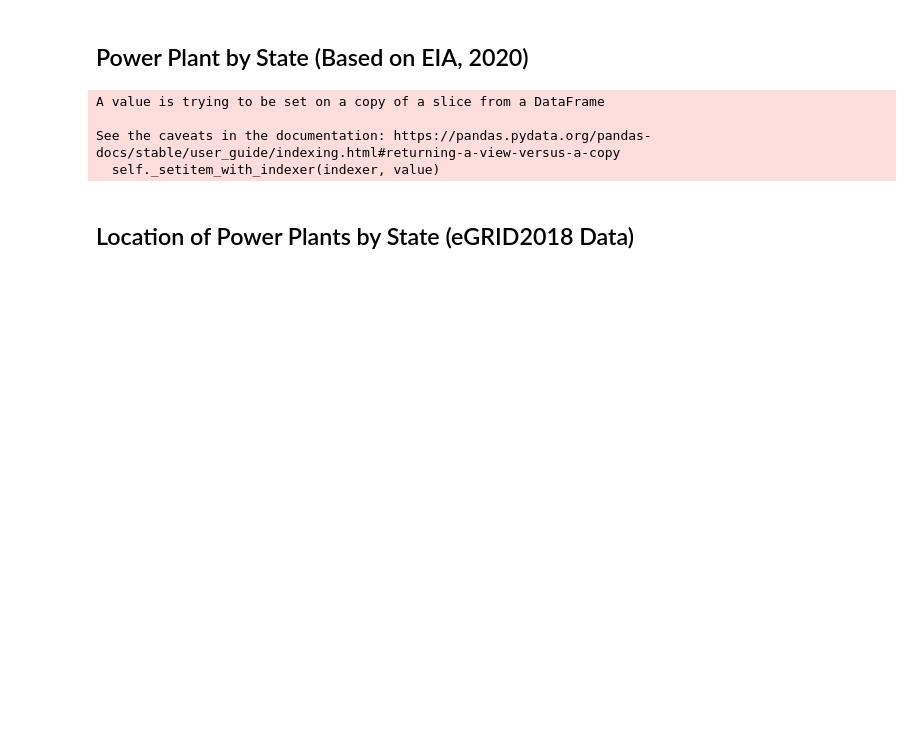
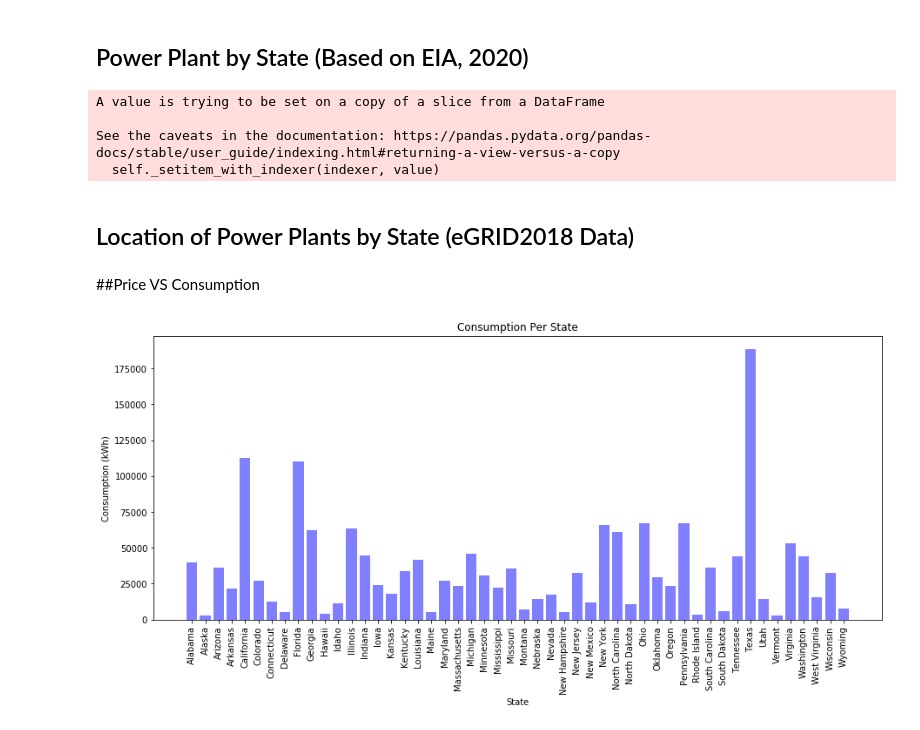
Before and after one commit to gpivaro/Project_1, a Jupyter notebook: Kim Notebook/Project_Notebook_API_KF_2.ipynb, the cells around one changed output. Cells and saved outputs as stored; diff of their text form; code cells hidden in the pictures; blank space fills up the shorter version.

```diff
--- a/Kim Notebook/Project_Notebook_API_KF_2.ipynb
+++ b/Kim Notebook/Project_Notebook_API_KF_2.ipynb
@@ -609,3 +577,22 @@ fig.update_layout(
     )
 fig.show()
 fig.write_image("Fig_Plants_Locations.png")
+# %% [markdown]
+##Price VS Consumption
+# %%
+
+plt.figure(figsize=(15,6))
+x= Elec_Pop_Taxes['State']
+height = Elec_Pop_Taxes['2020 so far sales']
+
+y_pos = np.arange(len(height))
+
+plt.bar(y_pos, Elec_Pop_Taxes['2020 so far sales'], align='center', alpha=0.5,color="blue")
+plt.xticks(y_pos, Elec_Pop_Taxes['State'],rotation='vertical')
+
+plt.ylabel('Consumption (kWh)')
+plt.xlabel('State')
+plt.title("Consumption Per State")
+plt.show()
+# %% [output]
+[figure, added]
```
Also changed, not shown: parts of 5 cells of this notebook.
